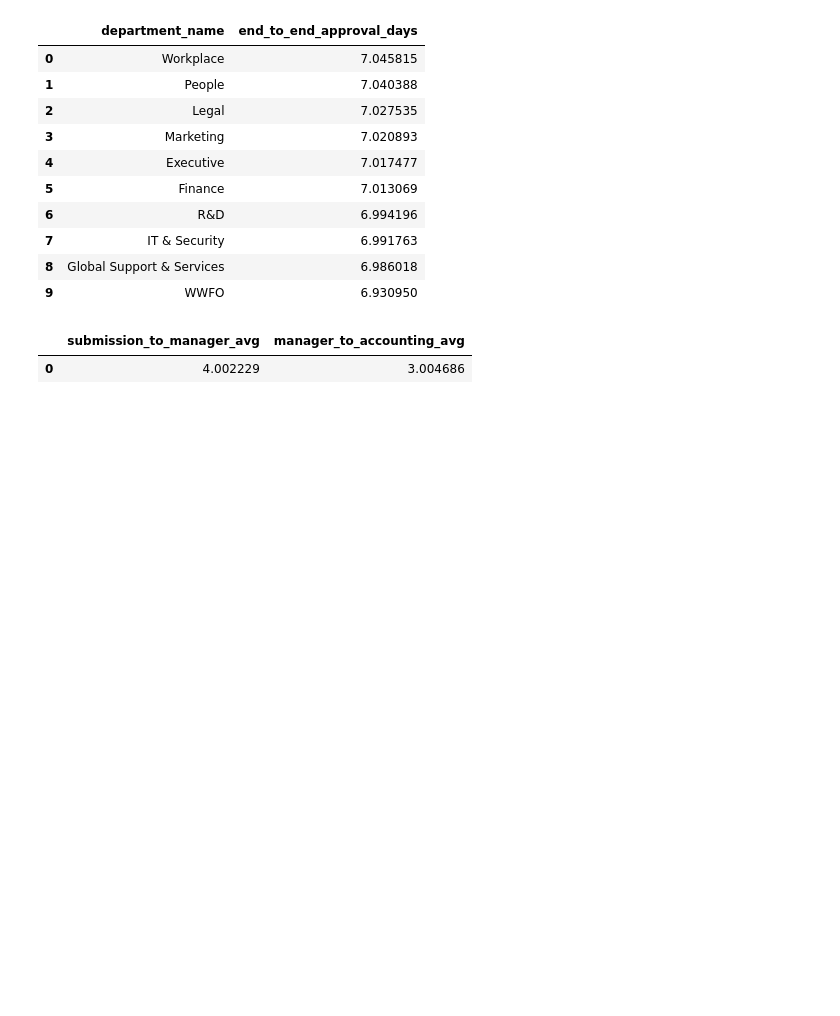
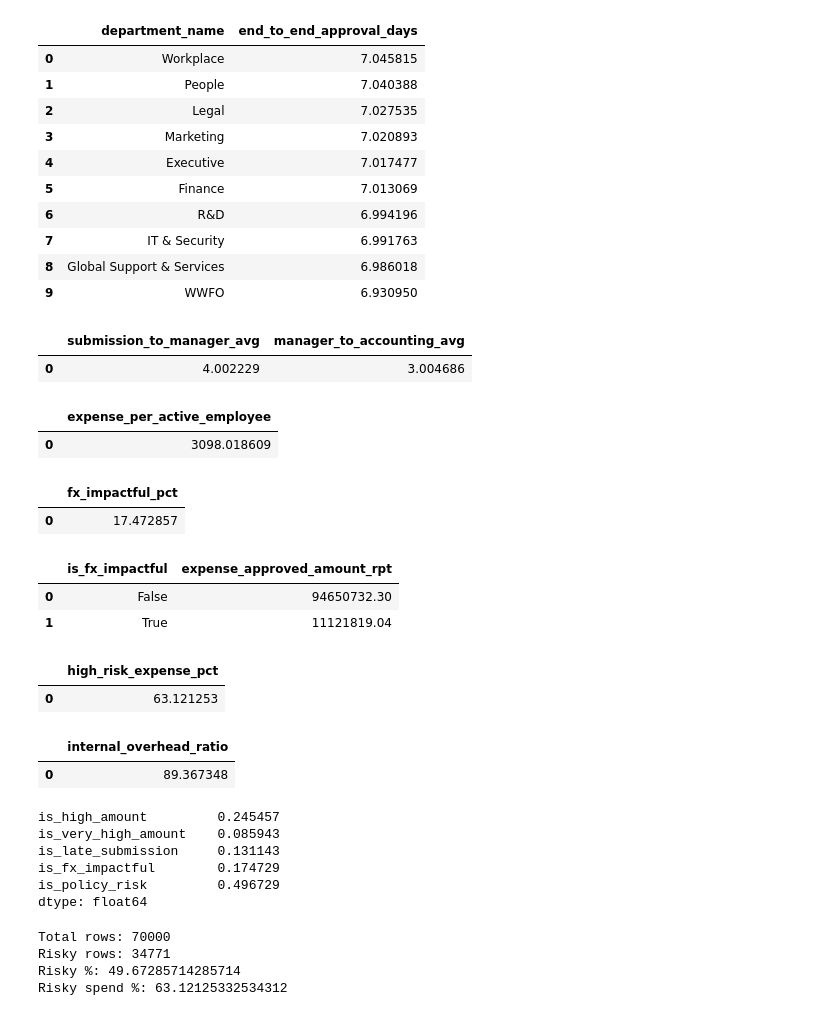
Before and after one commit to duggalvivekmr/orionx-travel-expense-kpis, a Jupyter notebook: orionx-travel-expense-kpis/notebooks/03_kpi_eda.ipynb, the cells around one changed output. Saved outputs shown, nothing was run; the diff lists cells and outputs as text; code cells hidden in the pictures; blank space fills up the shorter version.

```diff
--- a/orionx-travel-expense-kpis/notebooks/03_kpi_eda.ipynb
+++ b/orionx-travel-expense-kpis/notebooks/03_kpi_eda.ipynb
@@ -853,3 +853,63 @@ df_kpi
 # %% [output]
 |  | submission_to_manager_avg | manager_to_accounting_avg |
 | 0 | 4.002229 | 3.004686 |
+# %%
+df_kpi = pd.read_parquet("../data/curated/kpi_expense_per_active_employee.parquet")
+df_kpi
+# %% [output]
+|  | expense_per_active_employee |
+| 0 | 3098.018609 |
+# %%
+df_kpi = pd.read_parquet("../data/curated/kpi_fx_impact_pct.parquet")
+df_kpi
+# %% [output]
+|  | fx_impactful_pct |
+| 0 | 17.472857 |
+# %%
+df_kpi = pd.read_parquet("../data/curated/kpi_fx_summary.parquet")
+df_kpi
+# %% [output]
+|  | is_fx_impactful | expense_approved_amount_rpt |
+| 0 | False | 94650732.30 |
+| 1 | True | 11121819.04 |
+# %%
+df_kpi = pd.read_parquet("../data/curated/kpi_high_risk_pct.parquet")
+df_kpi
+# %% [output]
+|  | high_risk_expense_pct |
+| 0 | 63.121253 |
+# %%
+df_kpi = pd.read_parquet("../data/curated/kpi_internal_overhead_ratio.parquet")
+df_kpi
+# %% [output]
+|  | internal_overhead_ratio |
+| 0 | 89.367348 |
+# %%
+print(df[[
+    "is_high_amount",
+    "is_very_high_amount",
+    "is_late_submission",
+    "is_fx_impactful",
+    "is_policy_risk"
+]].mean())
+# %% [output]
+is_high_amount         0.245457
+is_very_high_amount    0.085943
+is_late_submission     0.131143
+is_fx_impactful        0.174729
+is_policy_risk         0.496729
+dtype: float64
+# %%
+print("Total rows:", len(df))
+print("Risky rows:", df["is_policy_risk"].sum())
+print("Risky %:", df["is_policy_risk"].mean() * 100)
+
+total_spend = df["expense_approved_amount_rpt"].sum()
+risky_spend = df[df["is_policy_risk"] == 1]["expense_approved_amount_rpt"].sum()
+
+print("Risky spend %:", (risky_spend / total_spend) * 100)
+# %% [output]
+Total rows: 70000
+Risky rows: 34771
+Risky %: 49.67285714285714
+Risky spend %: 63.12125332534312
```
